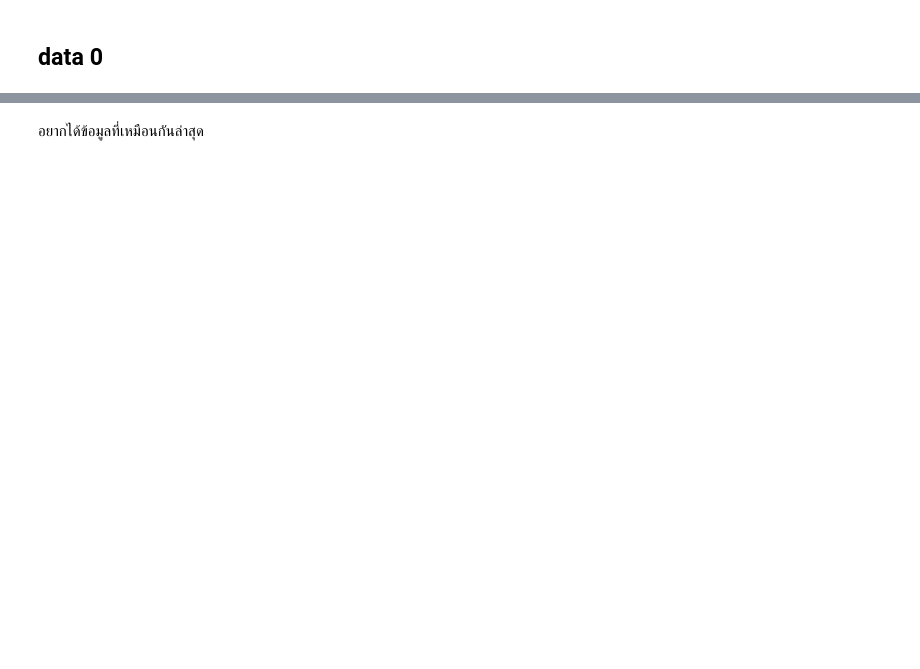
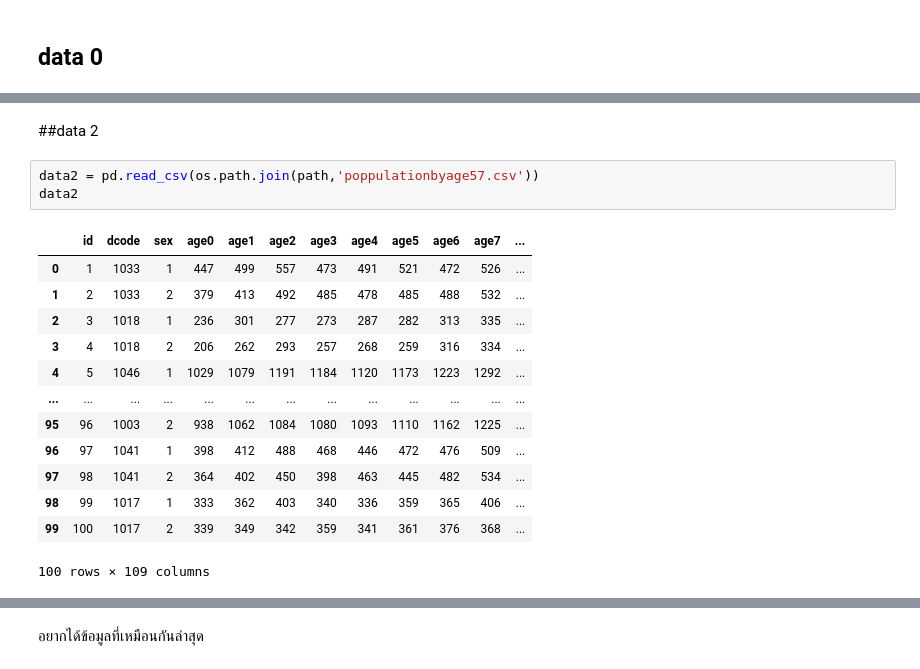
Before and after one commit to chuangchai49097/DWDM21, a Jupyter notebook: project.ipynb, the cells around one changed output, grey strips where cells are left out. Saved outputs shown, nothing was run; the diff lists cells and outputs as text; blank space fills up the shorter version.

```diff
--- a/project.ipynb
+++ b/project.ipynb
@@ -492,0 +110,19 @@ data6.head()
+# %% [markdown]
+##data 2
+# %%
+data2 = pd.read_csv(os.path.join(path,'poppulationbyage57.csv'))
+data2
+# %% [output]
+|  | id | dcode | sex | age0 | age1 | age2 | age3 | age4 | age5 | age6 | age7 | ... |
+| 0 | 1 | 1033 | 1 | 447 | 499 | 557 | 473 | 491 | 521 | 472 | 526 | ... |
+| 1 | 2 | 1033 | 2 | 379 | 413 | 492 | 485 | 478 | 485 | 488 | 532 | ... |
+| 2 | 3 | 1018 | 1 | 236 | 301 | 277 | 273 | 287 | 282 | 313 | 335 | ... |
+| 3 | 4 | 1018 | 2 | 206 | 262 | 293 | 257 | 268 | 259 | 316 | 334 | ... |
+| 4 | 5 | 1046 | 1 | 1029 | 1079 | 1191 | 1184 | 1120 | 1173 | 1223 | 1292 | ... |
+| ... | ... | ... | ... | ... | ... | ... | ... | ... | ... | ... | ... | ... |
+| 95 | 96 | 1003 | 2 | 938 | 1062 | 1084 | 1080 | 1093 | 1110 | 1162 | 1225 | ... |
+| 96 | 97 | 1041 | 1 | 398 | 412 | 488 | 468 | 446 | 472 | 476 | 509 | ... |
+| 97 | 98 | 1041 | 2 | 364 | 402 | 450 | 398 | 463 | 445 | 482 | 534 | ... |
+| 98 | 99 | 1017 | 1 | 333 | 362 | 403 | 340 | 336 | 359 | 365 | 406 | ... |
+| 99 | 100 | 1017 | 2 | 339 | 349 | 342 | 359 | 341 | 361 | 376 | 368 | ... |
+100 rows × 109 columns
```
Also changed, not shown: parts of 80 cells of this notebook.
